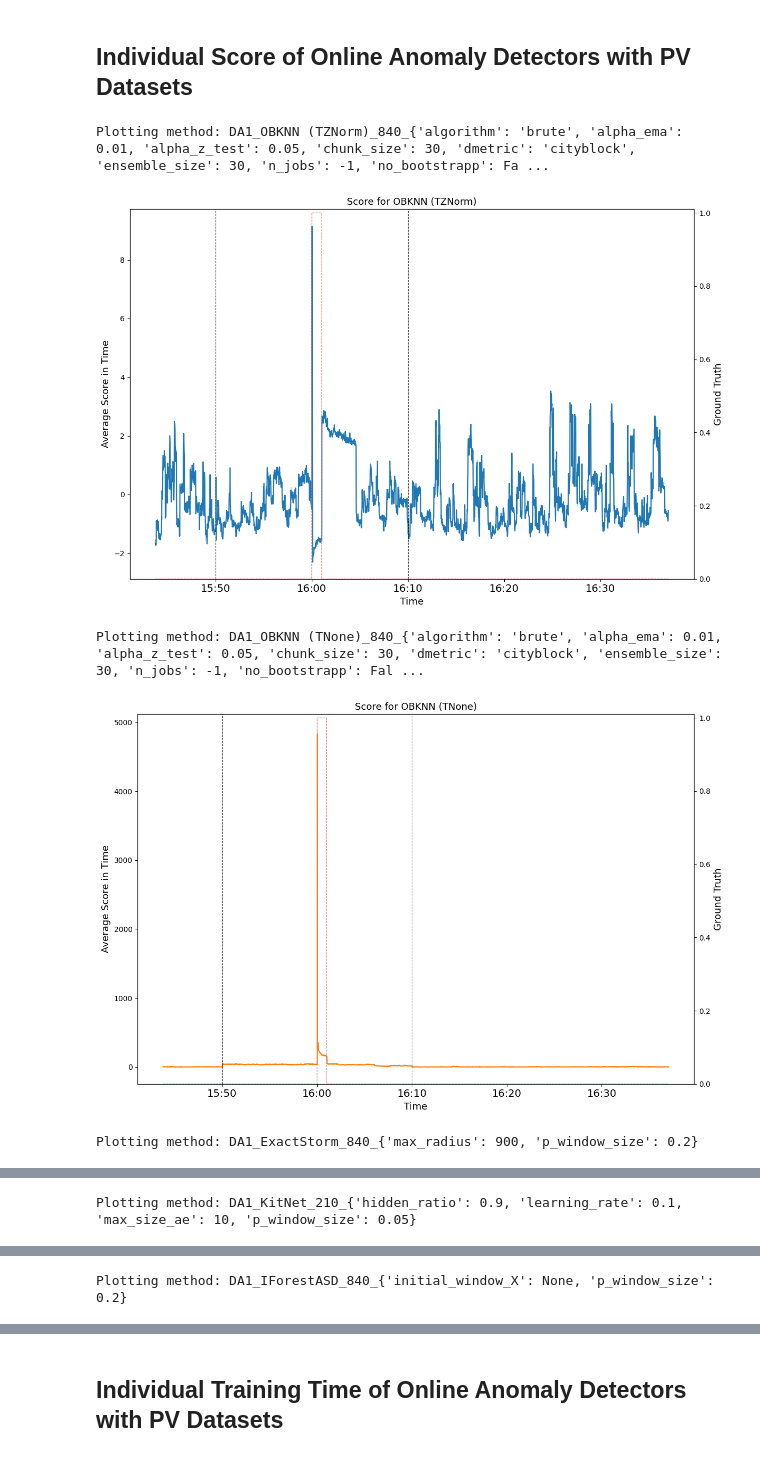
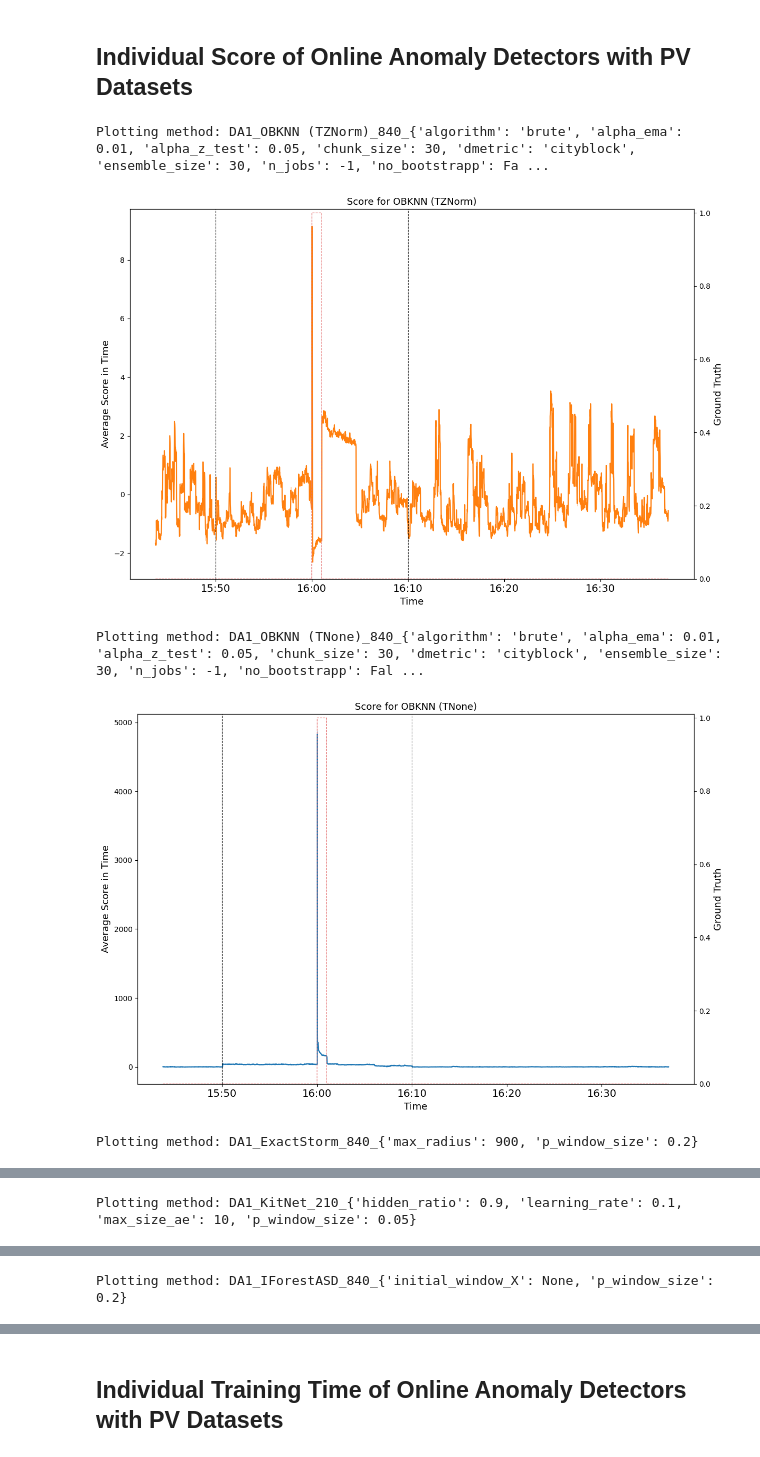
Before and after one commit to nirojasva/spectral-benchmark-bv4, a Jupyter notebook: notebooks/2_DA_Individual_Score_PV_Sources.ipynb, the cells around one changed output, grey strips where cells are left out. Saved outputs shown, nothing was run; the diff lists cells and outputs as text; code cells hidden in the pictures.

Commit message:
fixing colors for some methods in plots

```diff
--- a/notebooks/2_DA_Individual_Score_PV_Sources.ipynb
+++ b/notebooks/2_DA_Individual_Score_PV_Sources.ipynb
@@ -267,6 +267,8 @@ colors = [
     '#2d708e', '#481567', '#1f968b', '#73d055', '#33638d', '#453781', '#1e8e8d'
 ]
 
+colors = ['#1f77b4', '#ff7f0e', '#2ca02c', '#bcbd22', '#9467bd', '#17becf']
+
 color_list = [colors[i % len(colors)] for i in range(len(tecnique))]
 
 print(color_list)
@@ -291,6 +293,22 @@ average_results = final_df.groupby([acol, 'timestamp'], as_index=False).agg(
 )
 
 for m, color in zip(tecnique, color_list):
+    #fixing color for some methods
+    if m.split('_')[1] == "OBKNN (TZNorm)":
+        color = '#ff7f0e'
+    elif m.split('_')[1] == "OBKNN (TNone)":
+        color = '#1f77b4'
+    elif m.split('_')[1] == "ExactStorm":
+        color = '#2ca02c'
+    elif m.split('_')[1] == "KitNet":
+        color = '#9467bd'
+    elif m.split('_')[1] == "oIF":
+        color = '#bcbd22'
+    elif m.split('_')[1] == "IForestASD":
+        color = '#17becf'
+    else:
+        color=color
+
     print(f"Plotting method: {m}")
     fig, ax1 = plt.subplots(figsize=(12, 8))
 
@@ -328,36 +346,36 @@ for m, color in zip(tecnique, color_list):
         label='Ground Truth',
         color='#E57373',
         linestyle='--',
         linewidth=0.8,
         zorder=3
     )
 
     base_date = method_data['timestamp'].iloc[0].normalize()
     drift_start = base_date + pd.Timedelta(hours=15, minutes=50)
     drift_end = base_date + pd.Timedelta(hours=16, minutes=10)
 
     ax1.axvline(x=drift_start, color='black', linestyle='--', linewidth=0.8, zorder=4)
     ax1.axvline(x=drift_end, color='black', linestyle='--', linewidth=0.8, zorder=4)
 
     ax2.set_ylabel('Ground Truth', color='black', fontsize=FONTSIZE_SEC)
     ax2.tick_params(axis='y', colors='black')
     ax2.set_ylim(0, 1.01)
 
     ax1.grid(False)
     ax1.xaxis.set_major_formatter(mdates.DateFormatter('%H:%M'))
     ax1.tick_params(axis='x', labelsize=FONTSIZE_MAIN, labelcolor='black')
 
     plt.xticks(rotation=45, fontsize=FONTSIZE_MAIN, color='black')
     plt.tight_layout()
 
     save_path = current_dir / 'notebooks' / 'score_functions' / f"{COD_SCENARIO}_score_{m.split('_')[1]}_ws_{str(method_data['window_size'].iloc[0])}.pdf"
     plt.savefig(save_path, format="pdf")
     plt.show()
 # %% [output]
 Plotting method: DA1_OBKNN (TZNorm)_840_{'algorithm': 'brute', 'alpha_ema': 0.01, 'alpha_z_test': 0.05, 'chunk_size': 30, 'dmetric': 'cityblock', 'ensemble_size': 30, 'n_jobs': -1, 'no_bootstrapp': Fa ...
-[figure, old version]
+[figure, new version]
 Plotting method: DA1_OBKNN (TNone)_840_{'algorithm': 'brute', 'alpha_ema': 0.01, 'alpha_z_test': 0.05, 'chunk_size': 30, 'dmetric': 'cityblock', 'ensemble_size': 30, 'n_jobs': -1, 'no_bootstrapp': Fal ...
-[figure, old version]
+[figure, new version]
 Plotting method: DA1_ExactStorm_840_{'max_radius': 900, 'p_window_size': 0.2}
 [figure]
 Plotting method: DA1_KitNet_210_{'hidden_ratio': 0.9, 'learning_rate': 0.1, 'max_size_ae': 10, 'p_window_size': 0.05}
```
Also changed, not shown: parts of 24 cells of this notebook, 21 other files.
